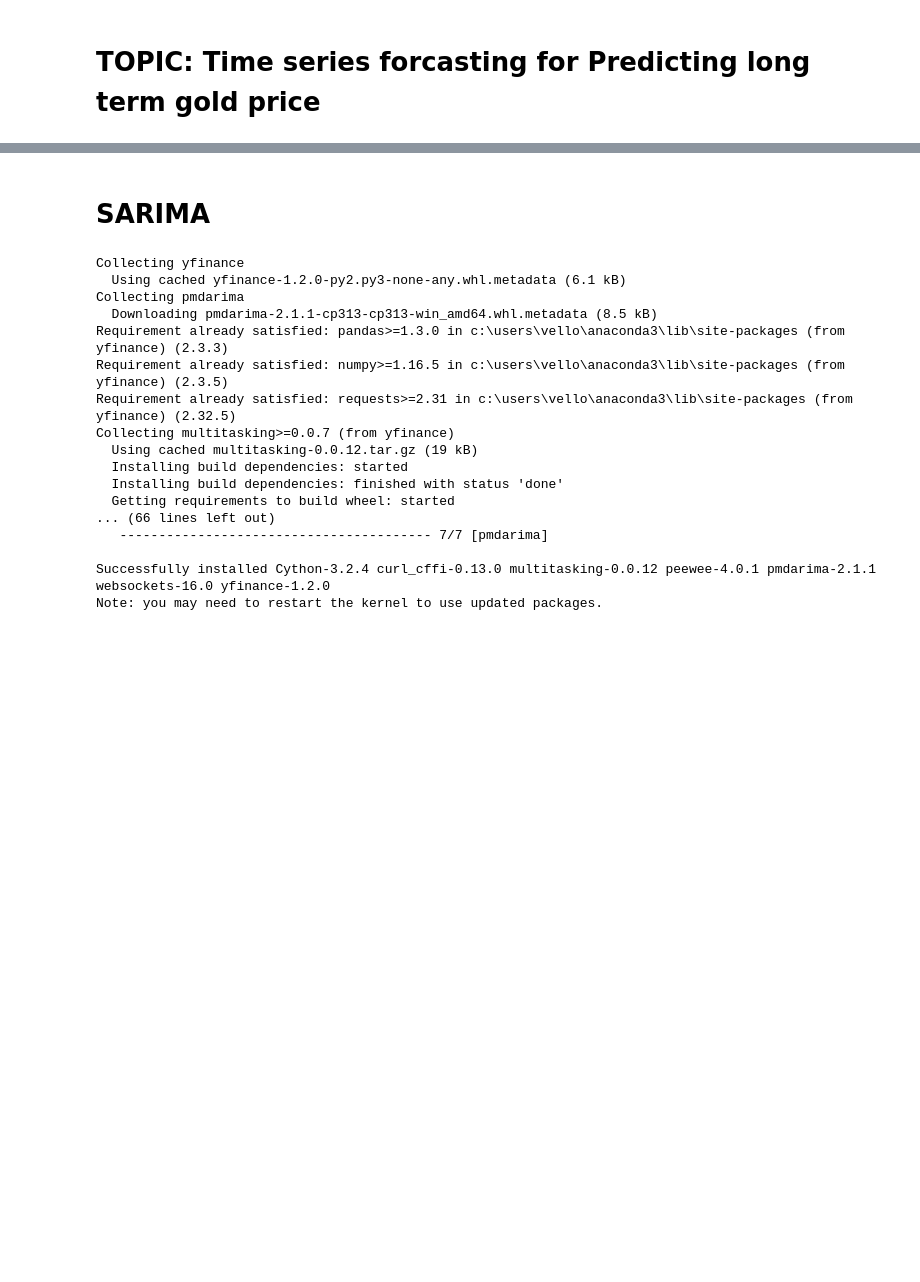
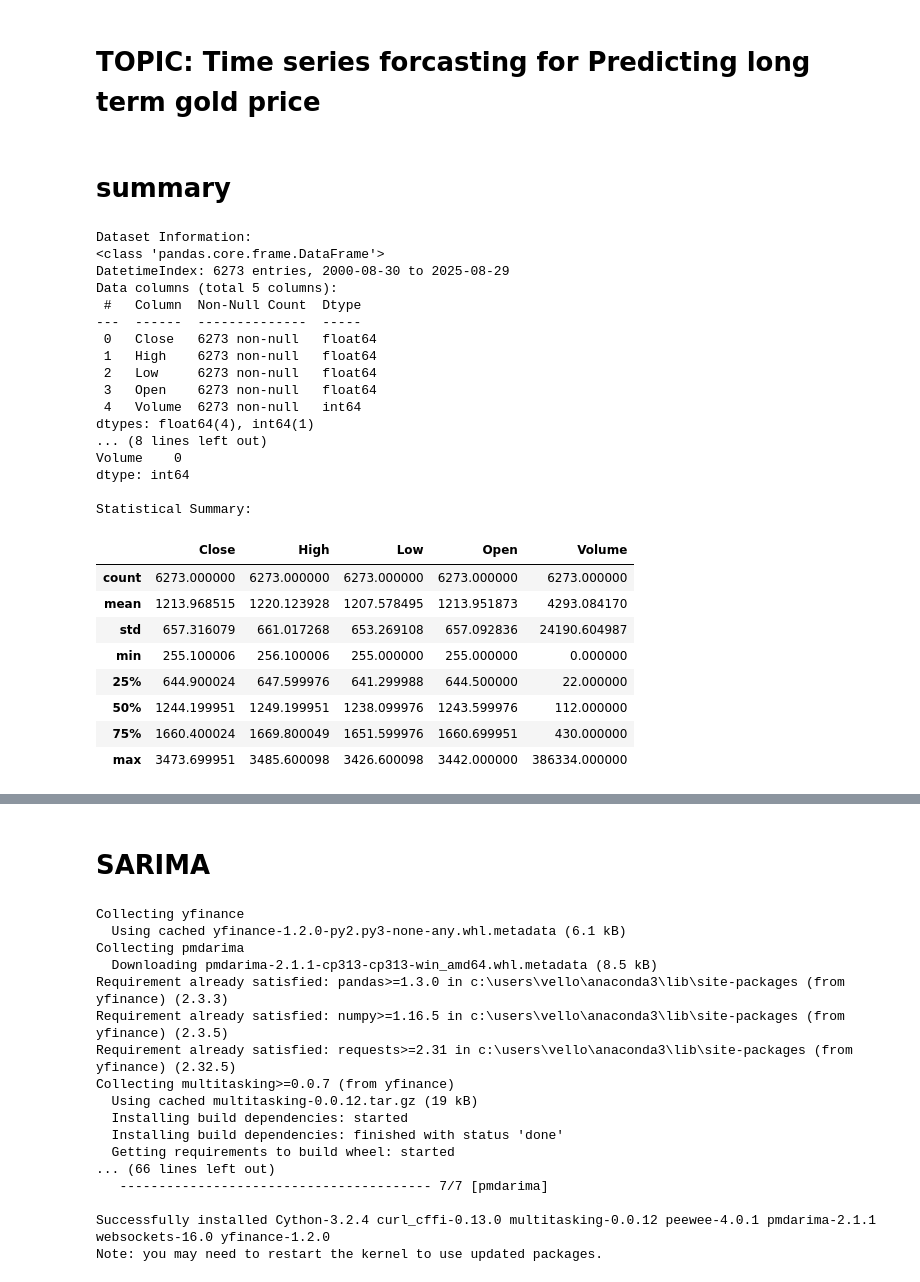
Before and after one commit to Vellon01/SACAIM25_Project, a Jupyter notebook: research.ipynb, the cells around one changed output, grey strips where cells are left out. Drawn from its saved outputs; the diff is of its cells as text; code cells hidden in the pictures; blank space fills up the shorter version.

```diff
--- a/research.ipynb
+++ b/research.ipynb
@@ -13,3 +13,55 @@ def calculate_metrics(y_true, y_pred):
 
 # Split the data into training and testing sets
 n_test_periods = 12  # Use last year as test set
+# %% [markdown]
+# summary
+# %%
+import pandas as pd
+import numpy as np
+import matplotlib.pyplot as plt
+import seaborn as sns
+
+# Set plotting style
+sns.set_theme(style="whitegrid")
+plt.rcParams['figure.figsize'] = (14, 6)
+
+# 1. Load and Prepare Data
+df = pd.read_csv('gold_final.csv')
+df['Date'] = pd.to_datetime(df['Date'], format='%d-%m-%Y')
+df.set_index('Date', inplace=True)
+df.sort_index(inplace=True)
+
+# Display Basic Info and Missing Values
+print("Dataset Information:")
+print(df.info())
+print("\nMissing Values:")
+print(df.isnull().sum())
+print("\nStatistical Summary:")
+display(df.describe())
+# %% [output]
+Dataset Information:
+<class 'pandas.core.frame.DataFrame'>
+DatetimeIndex: 6273 entries, 2000-08-30 to 2025-08-29
+Data columns (total 5 columns):
+ #   Column  Non-Null Count  Dtype
+---  ------  --------------  -----
+ 0   Close   6273 non-null   float64
+ 1   High    6273 non-null   float64
+ 2   Low     6273 non-null   float64
+ 3   Open    6273 non-null   float64
+ 4   Volume  6273 non-null   int64
+dtypes: float64(4), int64(1)
+... (8 lines left out)
+Volume    0
+dtype: int64
+
+Statistical Summary:
+|  | Close | High | Low | Open | Volume |
+| count | 6273.000000 | 6273.000000 | 6273.000000 | 6273.000000 | 6273.000000 |
+| mean | 1213.968515 | 1220.123928 | 1207.578495 | 1213.951873 | 4293.084170 |
+| std | 657.316079 | 661.017268 | 653.269108 | 657.092836 | 24190.604987 |
+| min | 255.100006 | 256.100006 | 255.000000 | 255.000000 | 0.000000 |
+| 25% | 644.900024 | 647.599976 | 641.299988 | 644.500000 | 22.000000 |
+| 50% | 1244.199951 | 1249.199951 | 1238.099976 | 1243.599976 | 112.000000 |
+| 75% | 1660.400024 | 1669.800049 | 1651.599976 | 1660.699951 | 430.000000 |
+| max | 3473.699951 | 3485.600098 | 3426.600098 | 3442.000000 | 386334.000000 |
```
Also changed, not shown: parts of 4 cells of this notebook, 1 other file.
